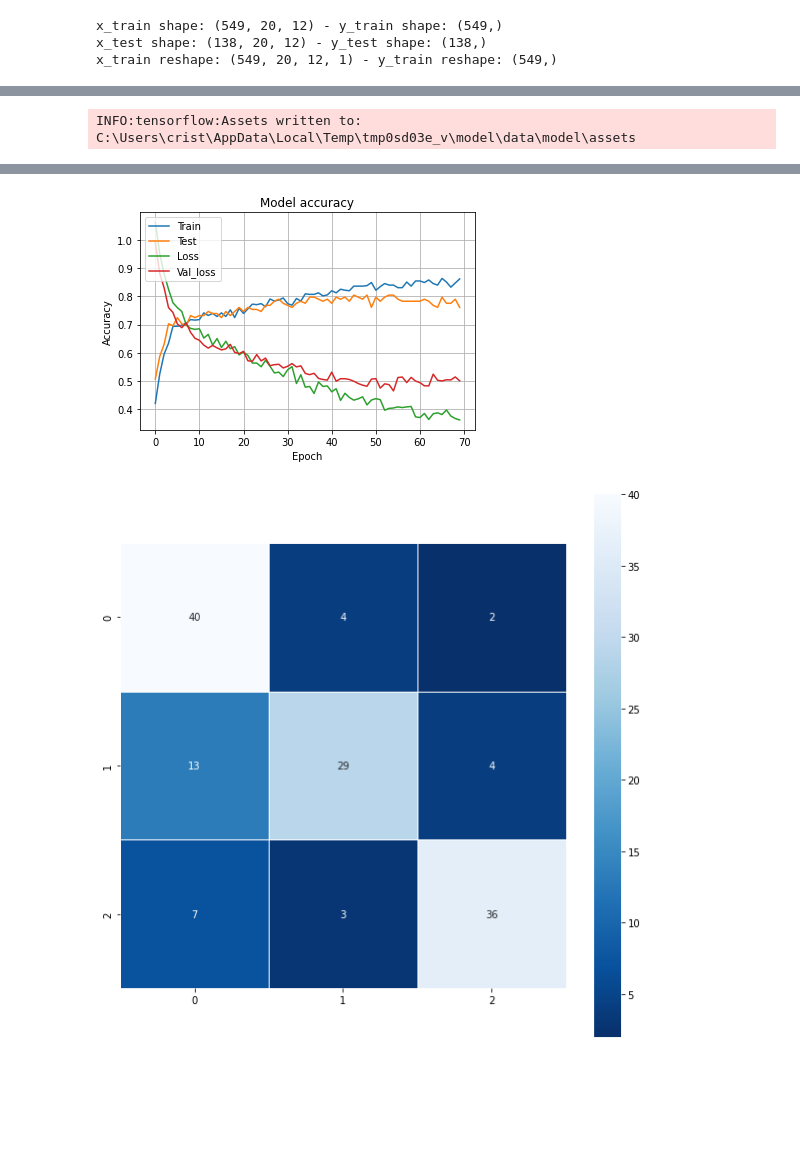
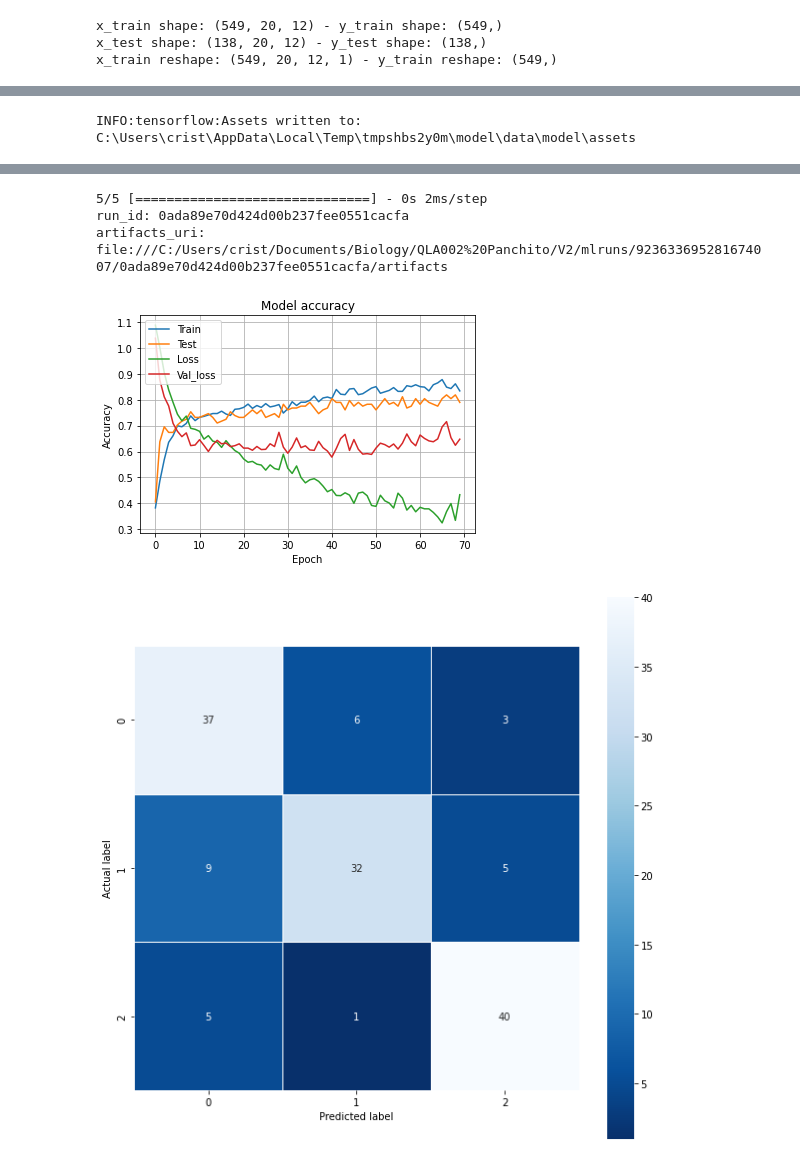
Before and after one commit to MorillaGit/quail_behavior_classifier, a Jupyter notebook: main.ipynb, the cells around one changed output, grey strips where cells are left out. Saved outputs shown, nothing was run; the diff lists cells and outputs as text; code cells hidden in the pictures; blank space fills up the shorter version.

Commit message:
add feature tuning cnn model

```diff
--- a/main.ipynb
+++ b/main.ipynb
@@ -292,10 +292,13 @@ history = deep_learning_module.run_experiment_cnn(  input_shape_dataset,
                                                     experiment_name = 'CNN_test',
                                                     epochs=70,
                                                     # batch_size=8,
-                                                    debug=False,
+                                                    debug=True,
                                                     optimizer = Adam,
                                                     learning_rate=0.001,
                                                     metrics = ['accuracy'],
                                                     loss = 'sparse_categorical_crossentropy',
-                                                    filters_cnn_base = [16, 32],)
+                                                    filters_cnn_base = [32, 64, 124],
+                                                    kernel_size_cnn_base = [(20,3), (3,3), (3,3)],
+                                                    pool_size_cnn_base = [(2,2), (2,2), (2,2)],
+                                                    )
 # %% [output]
@@ -304 +323 @@ INFO:tensorflow:Assets written to: C:\Users\crist\AppData\Local\Temp\tmp0sd03e_v
-INFO:tensorflow:Assets written to: C:\Users\crist\AppData\Local\Temp\tmp0sd03e_v\model\data\model\assets
+INFO:tensorflow:Assets written to: C:\Users\crist\AppData\Local\Temp\tmpshbs2y0m\model\data\model\assets
@@ -306,2 +325,5 @@ INFO:tensorflow:Assets written to: C:\Users\crist\AppData\Local\Temp\tmp0sd03e_v
+5/5 [==============================] - 0s 2ms/step
+run_id: 0ada89e70d424d00b237fee0551cacfa
+artifacts_uri: file:///C:/Users/crist/Documents/Biology/QLA002%20Panchito/V2/mlruns/923633695281674007/0ada89e70d424d00b237fee0551cacfa/artifacts
-[figure, old version]
+[figure, new version]
-[figure, old version]
+[figure, new version]
```
Also changed, not shown: parts of 1 cell of this notebook, 1 other file.
